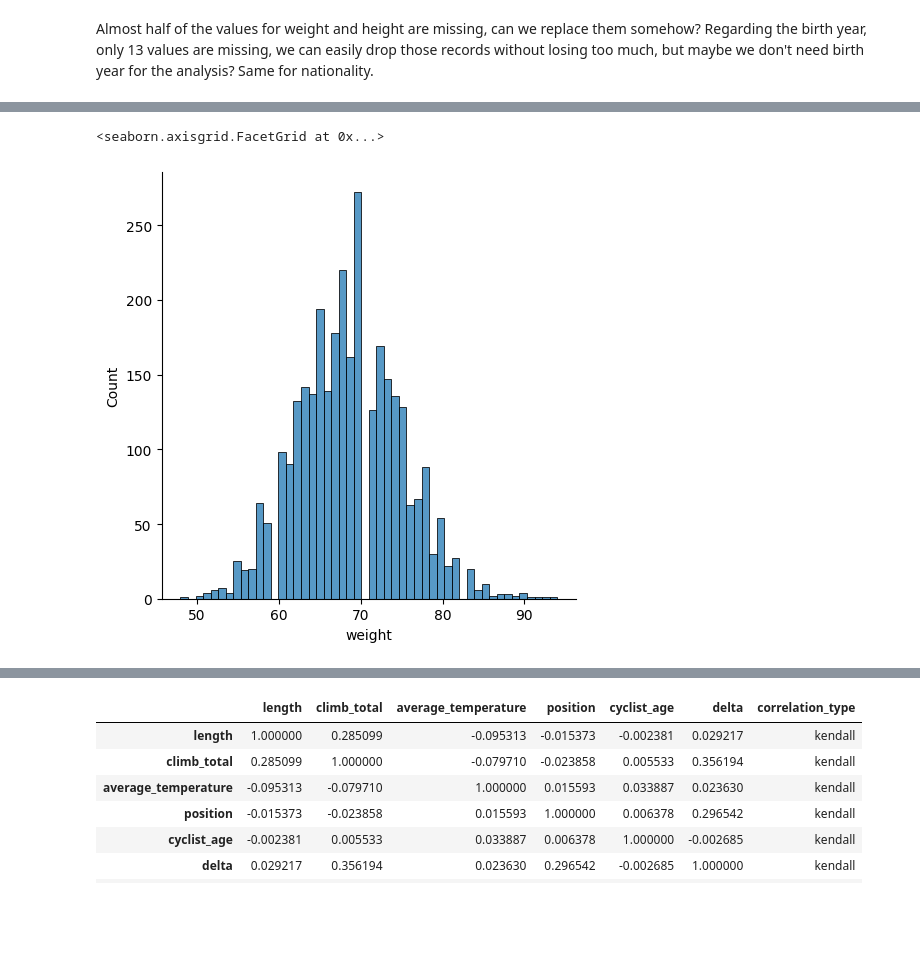
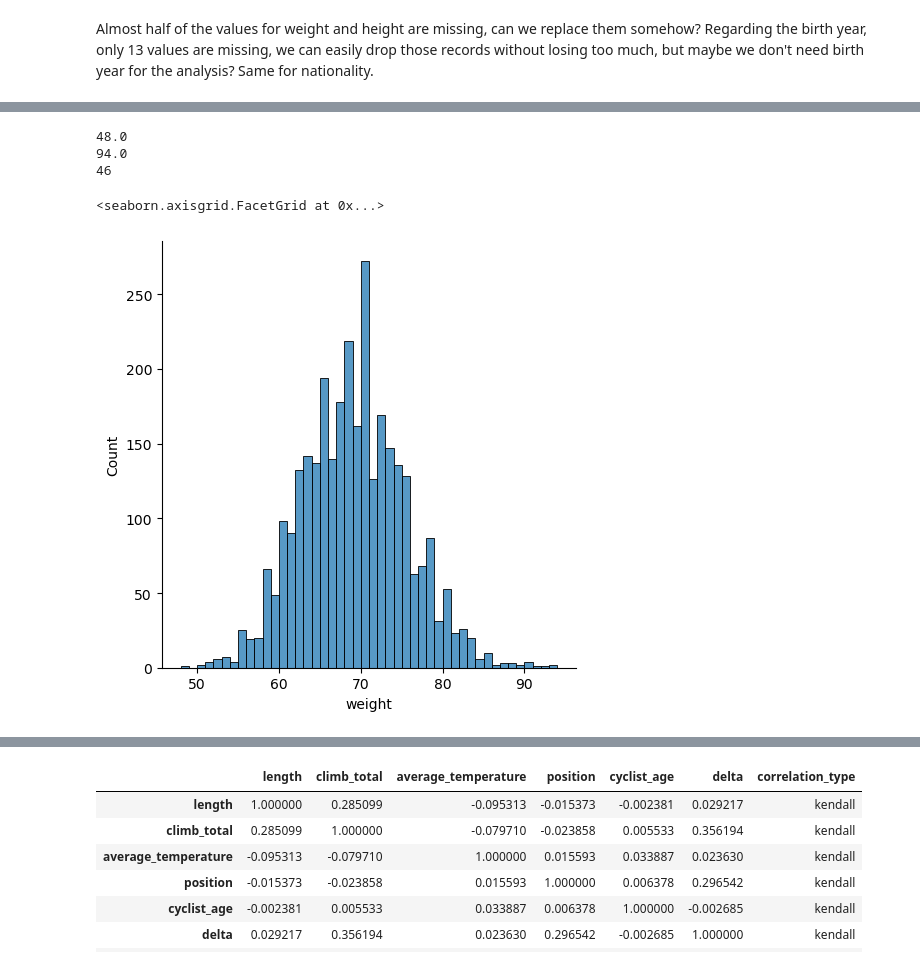
Before and after one commit to fefex302/Data-Mining, a Jupyter notebook: Data_Understanding.ipynb, the cells around one changed output, grey strips where cells are left out. Drawn from its saved outputs; the diff is of its cells as text; code cells hidden in the pictures; blank space fills up the shorter version.

```diff
--- a/Data_Understanding.ipynb
+++ b/Data_Understanding.ipynb
@@ -19,9 +7,7 @@ WARNING: There was an error checking the latest version of pip.
 # %%
-import pandas as pd
-
 # Carica il dataset da un file CSV
-cyclists = pd.read_csv('dataset/dataset/cyclists.csv')
-races = pd.read_csv('dataset/dataset/races.csv')
+cyclists = pd.read_csv('../dataset/cyclists.csv')
+races = pd.read_csv('../dataset/races.csv')
 # Mostra le prime righe del dataset
 cyclists.head()
 # %% [output]
@@ -171,11 +138,21 @@ WARNING: There was an error checking the latest version of pip.
+# %%
+# Print the min value of the weight column
+print(cyclists['weight'].min())
+# Print the max value of the weight column
+print(cyclists['weight'].max())
+# Calculate the optimal number of bins using max value - min value
+n_bins = int(cyclists['weight'].max() - cyclists['weight'].min())
+print(n_bins)
+# %% [output]
+48.0
+94.0
+46
 # %%
-import seaborn
-
-seaborn.displot(cyclists,
+sns.displot(cyclists,
                 x="weight",
                 kind="hist",
                 row_order="desc",
-                bins=50)
+                bins=n_bins)
 # %% [output]
 <seaborn.axisgrid.FacetGrid at 0x...>
-[figure, old version]
+[figure, new version]
```
Also changed, not shown: parts of 8 cells of this notebook, 1 other file.
